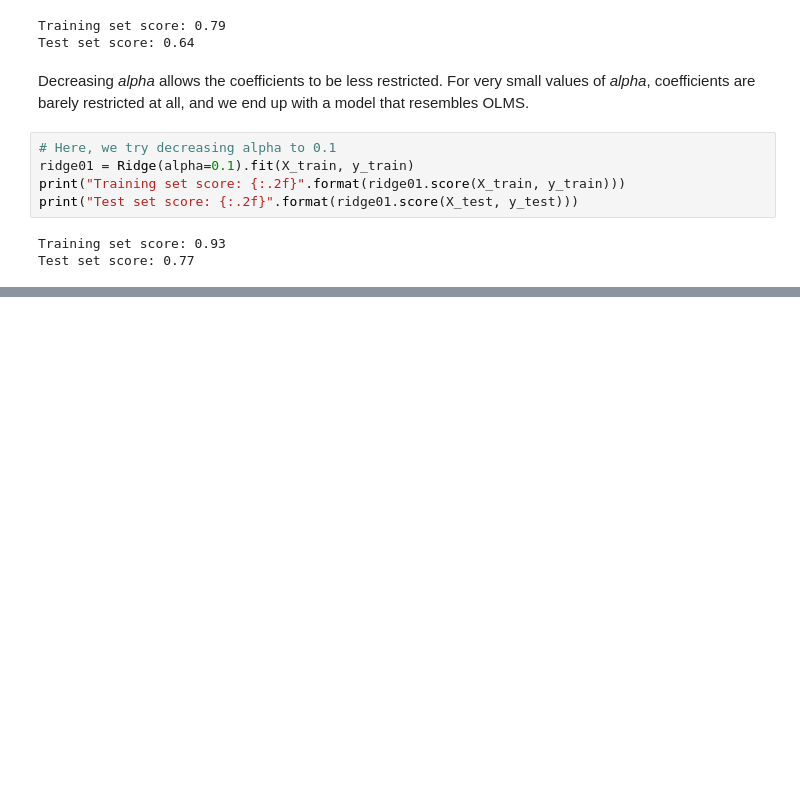
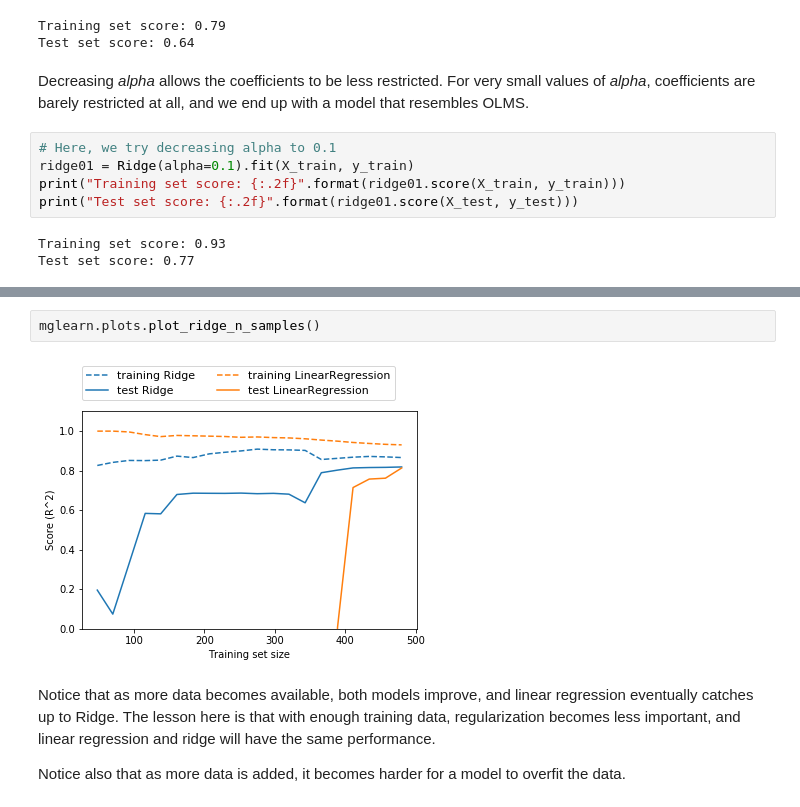
Before and after one commit to carlhinderer/python-ml-intro, a Jupyter notebook: notebooks/02_supervised_learning/c_linear_models.ipynb, the cells around one changed output, grey strips where cells are left out. Cells and saved outputs as stored; diff of their text form; blank space fills up the shorter version.

```diff
--- a/notebooks/02_supervised_learning/c_linear_models.ipynb
+++ b/notebooks/02_supervised_learning/c_linear_models.ipynb
@@ -185,0 +216,8 @@ Test set score: 0.77
+# %%
+mglearn.plots.plot_ridge_n_samples()
+# %% [output]
+[figure, added]
+# %% [markdown]
+Notice that as more data becomes available, both models improve, and linear regression eventually catches up to Ridge.  The lesson here is that with enough training data, regularization becomes less important, and linear regression and ridge will have the same performance.
+
+Notice also that as more data is added, it becomes harder for a model to overfit the data.
```
Also changed, not shown: parts of 4 cells of this notebook.
